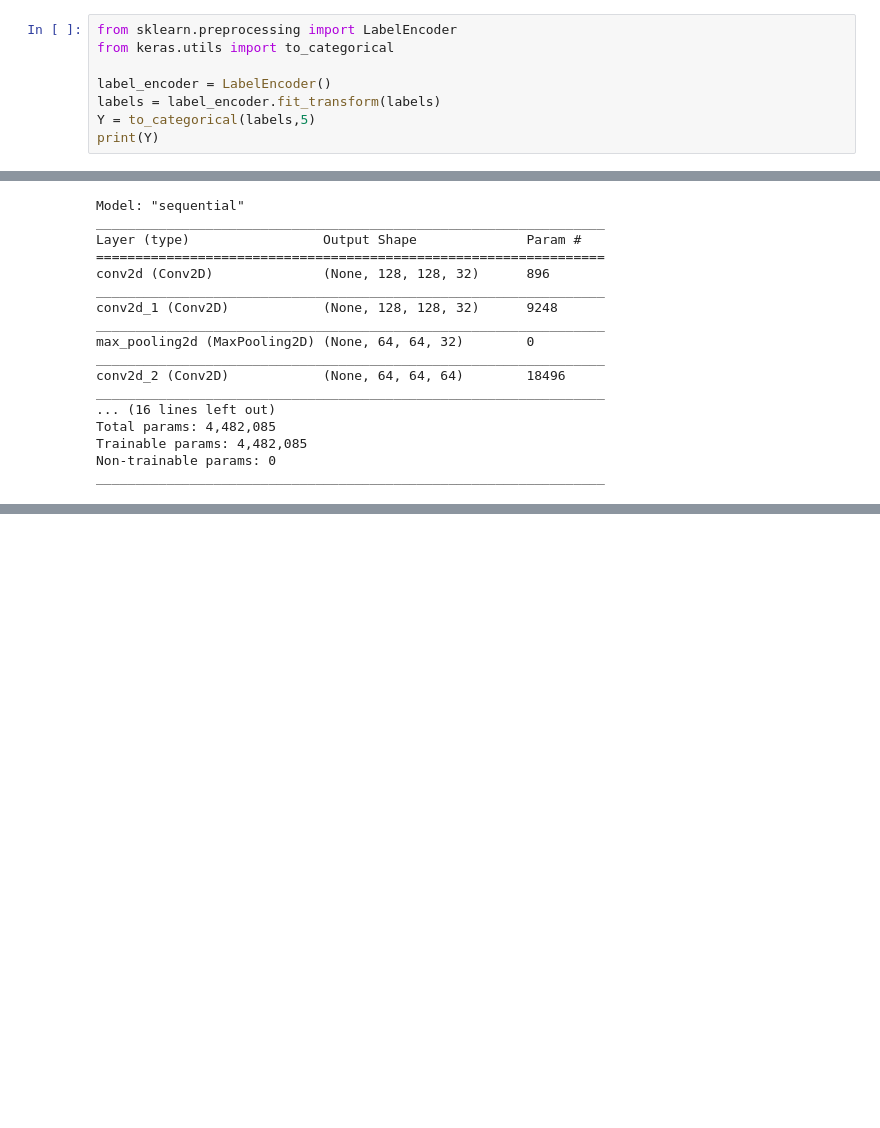
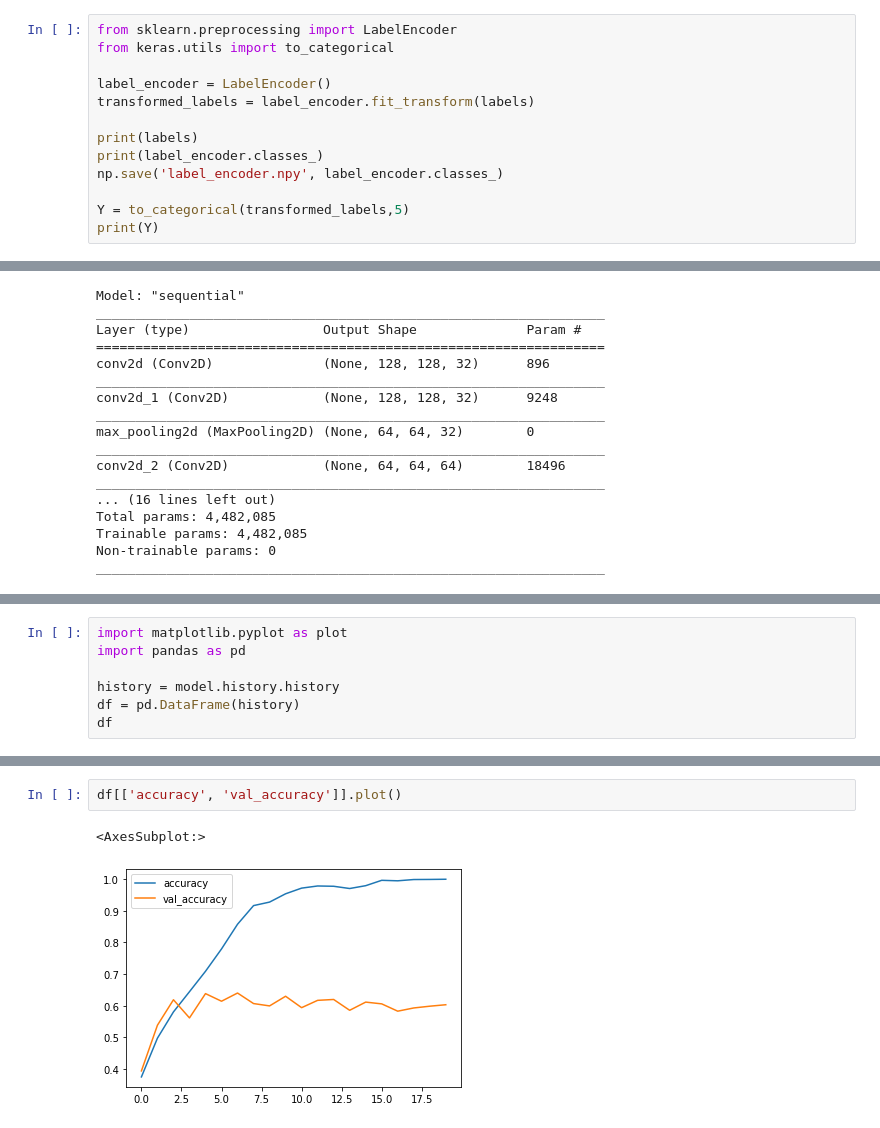
Before and after one commit to goagain/Flower-Recognition, a Jupyter notebook: model/Flower type recognition.ipynb, the cells around one changed output, grey strips where cells are left out. Cells and saved outputs as stored; diff of their text form; blank space fills up the shorter version.

```diff
--- a/model/Flower type recognition.ipynb
+++ b/model/Flower type recognition.ipynb
@@ -93,7 +95,12 @@ from sklearn.preprocessing import LabelEncoder
 from keras.utils import to_categorical
 
 label_encoder = LabelEncoder()
-labels = label_encoder.fit_transform(labels)
-Y = to_categorical(labels,5)
+transformed_labels = label_encoder.fit_transform(labels)
+
+print(labels)
+print(label_encoder.classes_)
+np.save('label_encoder.npy', label_encoder.classes_)
+
+Y = to_categorical(transformed_labels,5)
 print(Y)
 # %% [output]
@@ -163,0 +211,7 @@ model.fit(X_train, Y_train, validation_data=(X_test, Y_test),epochs=20)
+# %%
+import matplotlib.pyplot as plot
+import pandas as pd
+
+history = model.history.history
+df = pd.DataFrame(history)
+df
@@ -163,0 +236,5 @@ model.fit(X_train, Y_train, validation_data=(X_test, Y_test),epochs=20)
+# %%
+df[['accuracy', 'val_accuracy']].plot()
+# %% [output]
+<AxesSubplot:>
+[figure, added]
```
Also changed, not shown: parts of 15 cells of this notebook, 14 other files.
